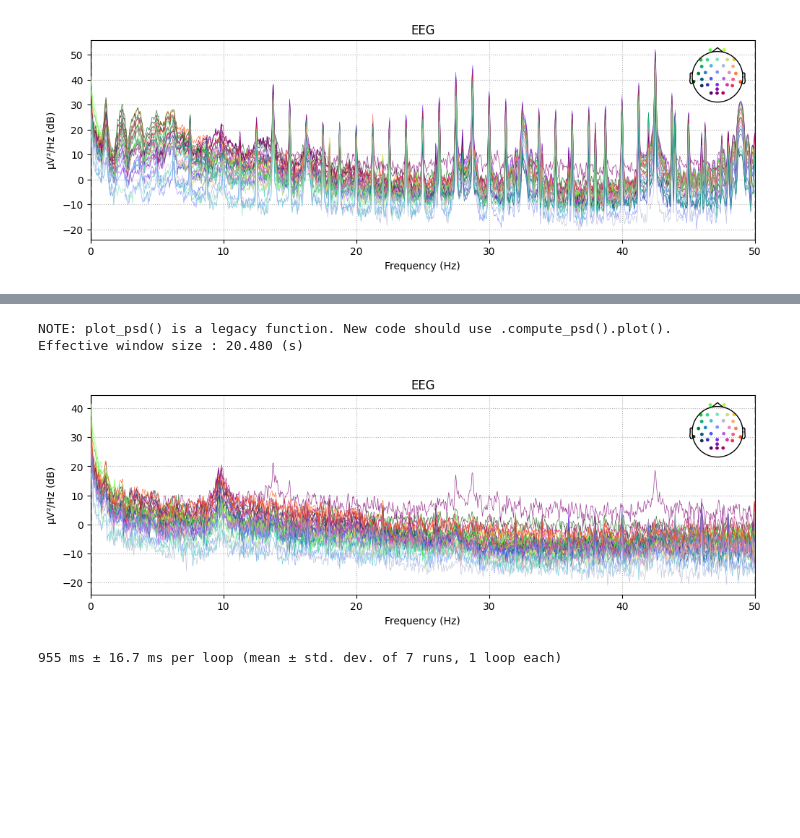
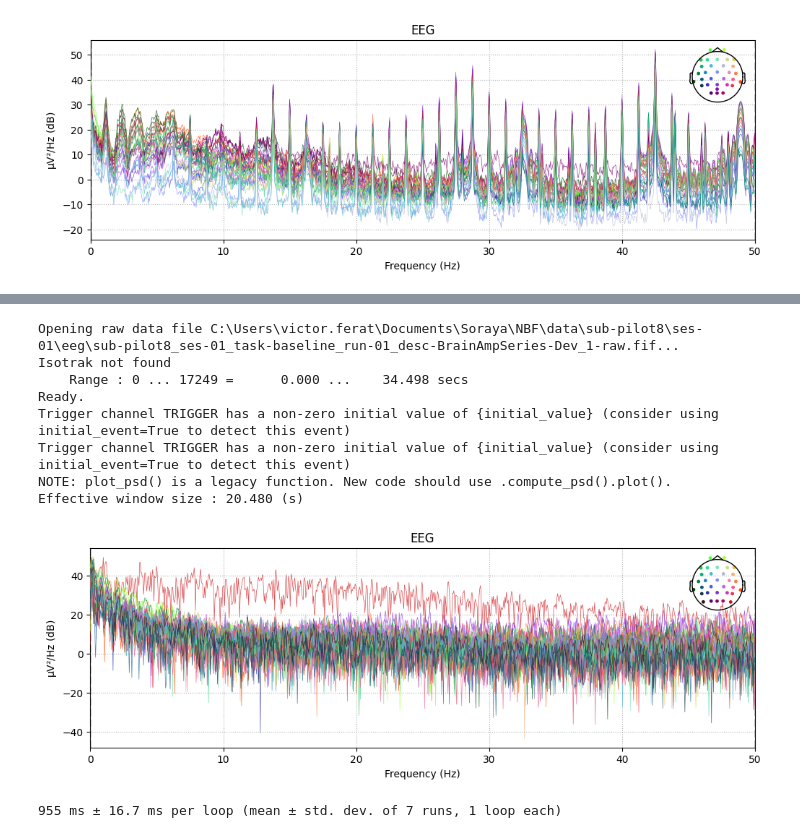
Before and after one commit to maevamoyne/neuxus_test, a Jupyter notebook: regression.ipynb, the cells around one changed output, grey strips where cells are left out. Cells and saved outputs as stored; diff of their text form; code cells hidden in the pictures; blank space fills up the shorter version.

```diff
--- a/regression.ipynb
+++ b/regression.ipynb
@@ -206,7 +180,0 @@ Effective window size : 20.480 (s)
-# %%
-%matplotlib qt
-raw_cba.plot_psd(fmin=0, fmax=50, picks='eeg')
-# %% [output]
-NOTE: plot_psd() is a legacy function. New code should use .compute_psd().plot().
-Effective window size : 20.480 (s)
-[figure, removed]
@@ -215,3 +181,19 @@ raw_short = raw_ga.copy().crop(10,20)
+# %%
+raw_nomri = mne.io.read_raw_fif(r'C:\Users\victor.ferat\Documents\Soraya\NBF\data\sub-pilot8\ses-01\eeg\sub-pilot8_ses-01_task-baseline_run-01_desc-BrainAmpSeries-Dev_1-raw.fif')
+#raw_nomri.set_channel_types({'CWL1': 'misc', 'CWL2': 'misc', 'CWL3': 'misc', 'CWL4': 'misc', 'ECG': 'ecg'})
+raw_nomri.set_montage('standard_1020')
+raw_nomri.resample(100)
+raw_nomri.plot_psd(fmin=0, fmax=50, picks='eeg')
+# %% [output]
+Opening raw data file C:\Users\victor.ferat\Documents\Soraya\NBF\data\sub-pilot8\ses-01\eeg\sub-pilot8_ses-01_task-baseline_run-01_desc-BrainAmpSeries-Dev_1-raw.fif...
+Isotrak not found
+    Range : 0 ... 17249 =      0.000 ...    34.498 secs
+Ready.
+Trigger channel TRIGGER has a non-zero initial value of {initial_value} (consider using initial_event=True to detect this event)
+Trigger channel TRIGGER has a non-zero initial value of {initial_value} (consider using initial_event=True to detect this event)
+NOTE: plot_psd() is a legacy function. New code should use .compute_psd().plot().
+Effective window size : 20.480 (s)
+[figure, added]
 # %%
 %timeit cba(raw_short, verbose=False)
 # %% [output]
```
Also changed, not shown: parts of 7 cells of this notebook, 2 other files.
